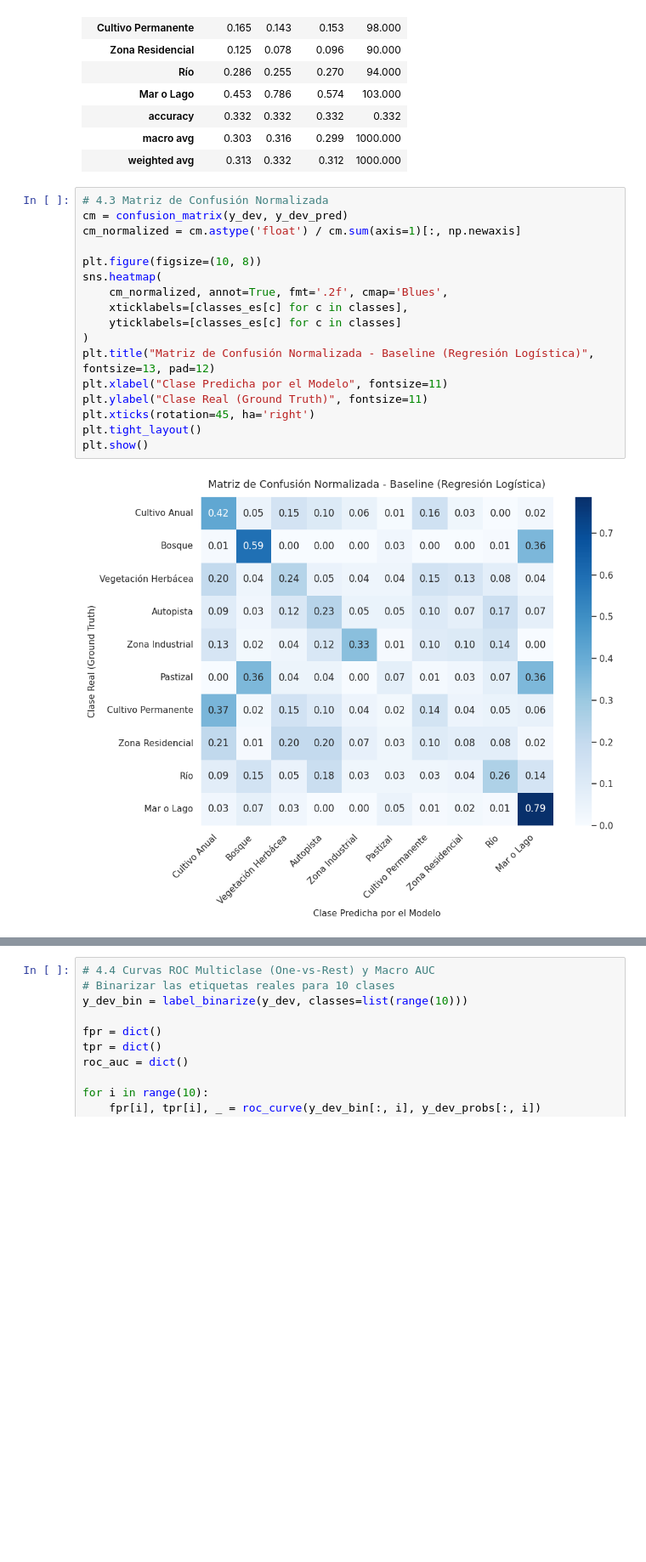
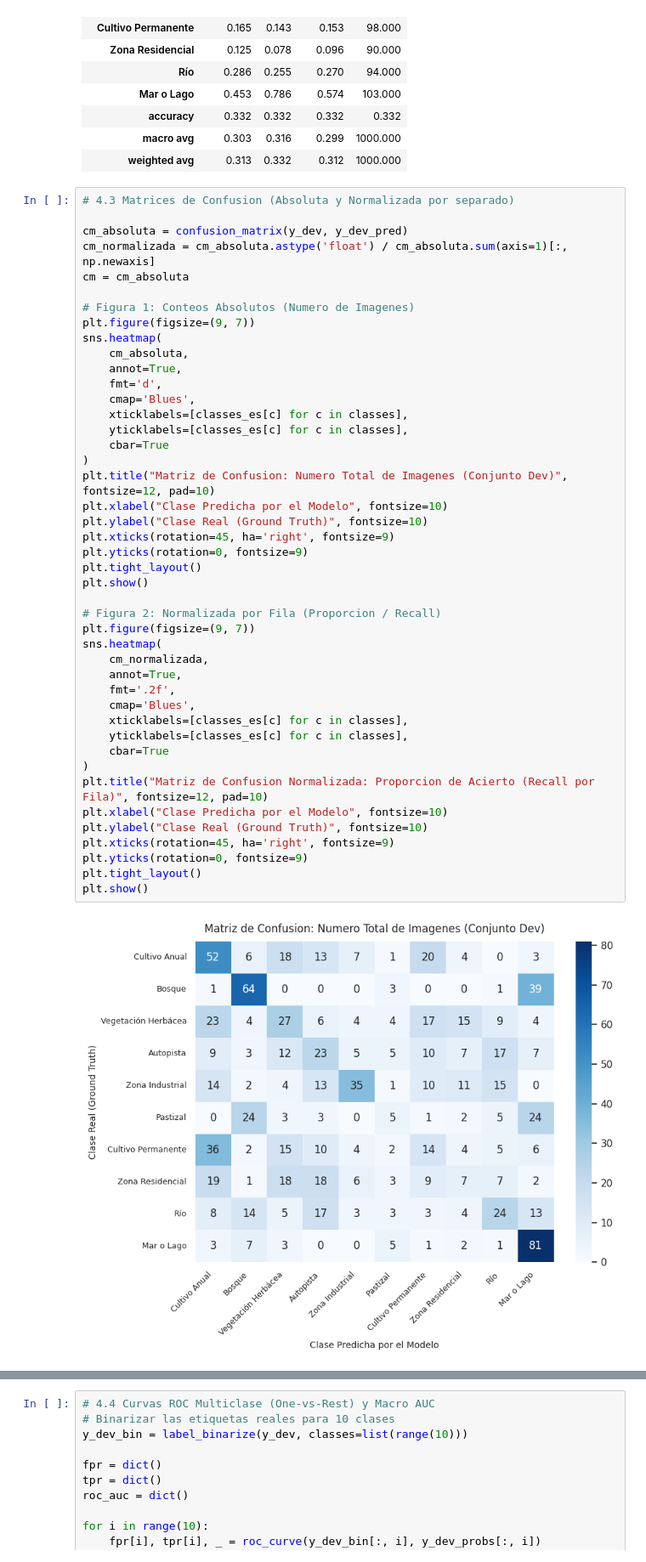
Before and after one commit to dgimenezdeveloper/eurosat-ai-lab, a Jupyter notebook: notebooks/01_etapa1_eda_baseline.ipynb, the cells around one changed output, grey strips where cells are left out. Shown at 85% size. Cells and saved outputs as stored; diff of their text form; blank space fills up the shorter version.

```diff
--- a/notebooks/01_etapa1_eda_baseline.ipynb
+++ b/notebooks/01_etapa1_eda_baseline.ipynb
@@ -340,21 +341,48 @@ display(df_report)
 | macro avg | 0.303 | 0.316 | 0.299 | 1000.000 |
 | weighted avg | 0.313 | 0.332 | 0.312 | 1000.000 |
 # %%
-# 4.3 Matriz de Confusión Normalizada
-cm = confusion_matrix(y_dev, y_dev_pred)
-cm_normalized = cm.astype('float') / cm.sum(axis=1)[:, np.newaxis]
+# 4.3 Matrices de Confusion (Absoluta y Normalizada por separado)
 
-plt.figure(figsize=(10, 8))
+cm_absoluta = confusion_matrix(y_dev, y_dev_pred)
+cm_normalizada = cm_absoluta.astype('float') / cm_absoluta.sum(axis=1)[:, np.newaxis]
+cm = cm_absoluta
+
+# Figura 1: Conteos Absolutos (Numero de Imagenes)
+plt.figure(figsize=(9, 7))
 sns.heatmap(
-    cm_normalized, annot=True, fmt='.2f', cmap='Blues',
+    cm_absoluta,
+    annot=True,
+    fmt='d',
+    cmap='Blues',
     xticklabels=[classes_es[c] for c in classes],
-    yticklabels=[classes_es[c] for c in classes]
+    yticklabels=[classes_es[c] for c in classes],
+    cbar=True
 )
-plt.title("Matriz de Confusión Normalizada - Baseline (Regresión Logística)", fontsize=13, pad=12)
-plt.xlabel("Clase Predicha por el Modelo", fontsize=11)
-plt.ylabel("Clase Real (Ground Truth)", fontsize=11)
-plt.xticks(rotation=45, ha='right')
+plt.title("Matriz de Confusion: Numero Total de Imagenes (Conjunto Dev)", fontsize=12, pad=10)
+plt.xlabel("Clase Predicha por el Modelo", fontsize=10)
+plt.ylabel("Clase Real (Ground Truth)", fontsize=10)
+plt.xticks(rotation=45, ha='right', fontsize=9)
+plt.yticks(rotation=0, fontsize=9)
 plt.tight_layout()
 plt.show()
+
+# Figura 2: Normalizada por Fila (Proporcion / Recall)
+plt.figure(figsize=(9, 7))
+sns.heatmap(
+    cm_normalizada,
+    annot=True,
+    fmt='.2f',
+    cmap='Blues',
+    xticklabels=[classes_es[c] for c in classes],
+    yticklabels=[classes_es[c] for c in classes],
+    cbar=True
+)
+plt.title("Matriz de Confusion Normalizada: Proporcion de Acierto (Recall por Fila)", fontsize=12, pad=10)
+plt.xlabel("Clase Predicha por el Modelo", fontsize=10)
+plt.ylabel("Clase Real (Ground Truth)", fontsize=10)
+plt.xticks(rotation=45, ha='right', fontsize=9)
+plt.yticks(rotation=0, fontsize=9)
+plt.tight_layout()
+plt.show()
 # %% [output]
-[figure, old version]
+[figure, new version]
```
Also changed, not shown: parts of 15 cells of this notebook, 5 other files.
